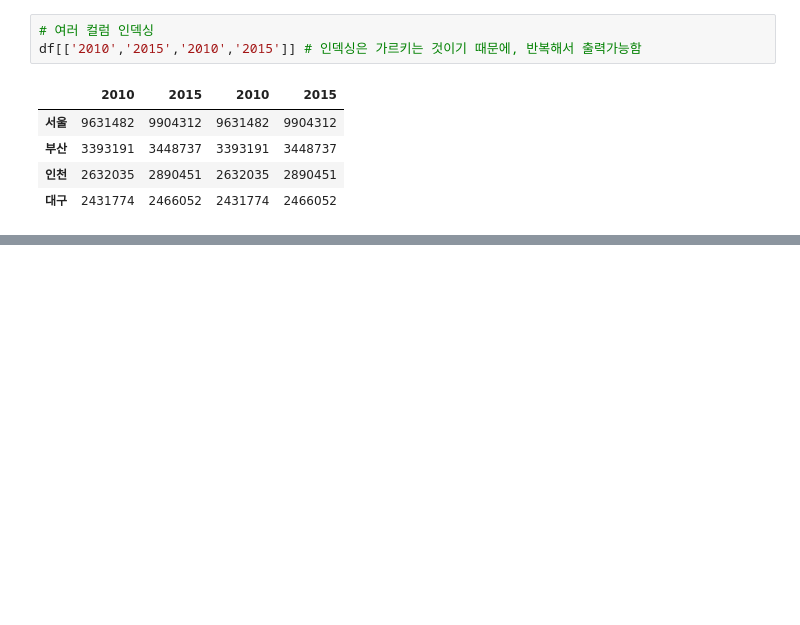
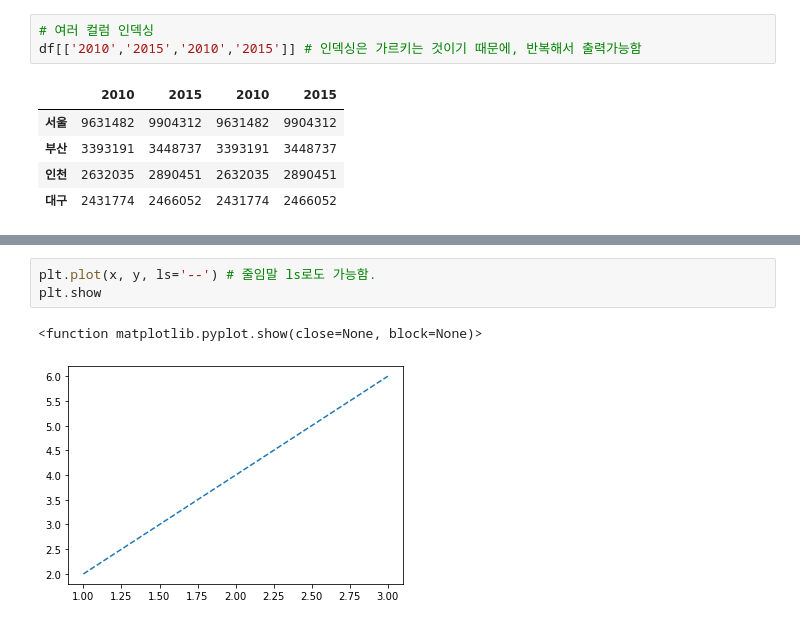
Before and after one commit to pys960/Python, a Jupyter notebook: SMHRD - 파이썬 기초/파이썬 - 데이터 분석, 필수 라이브러리 사용해보기 .ipynb, the cells around one changed output, grey strips where cells are left out. Saved outputs shown, nothing was run; the diff lists cells and outputs as text; blank space fills up the shorter version.

```diff
--- a/SMHRD - 파이썬 기초/파이썬 - 데이터 분석, 필수 라이브러리 사용해보기 .ipynb
+++ b/SMHRD - 파이썬 기초/파이썬 - 데이터 분석, 필수 라이브러리 사용해보기 .ipynb
@@ -756,0 +1785,6 @@ df[['2010','2015','2010','2015']] # 인덱싱은 가르키는 것이기 때문
+# %%
+plt.plot(x, y, ls='--') # 줄임말 ls로도 가능함.
+plt.show
+# %% [output]
+<function matplotlib.pyplot.show(close=None, block=None)>
+[figure, added]
```
Also changed, not shown: parts of 139 cells of this notebook, 6 other files.
